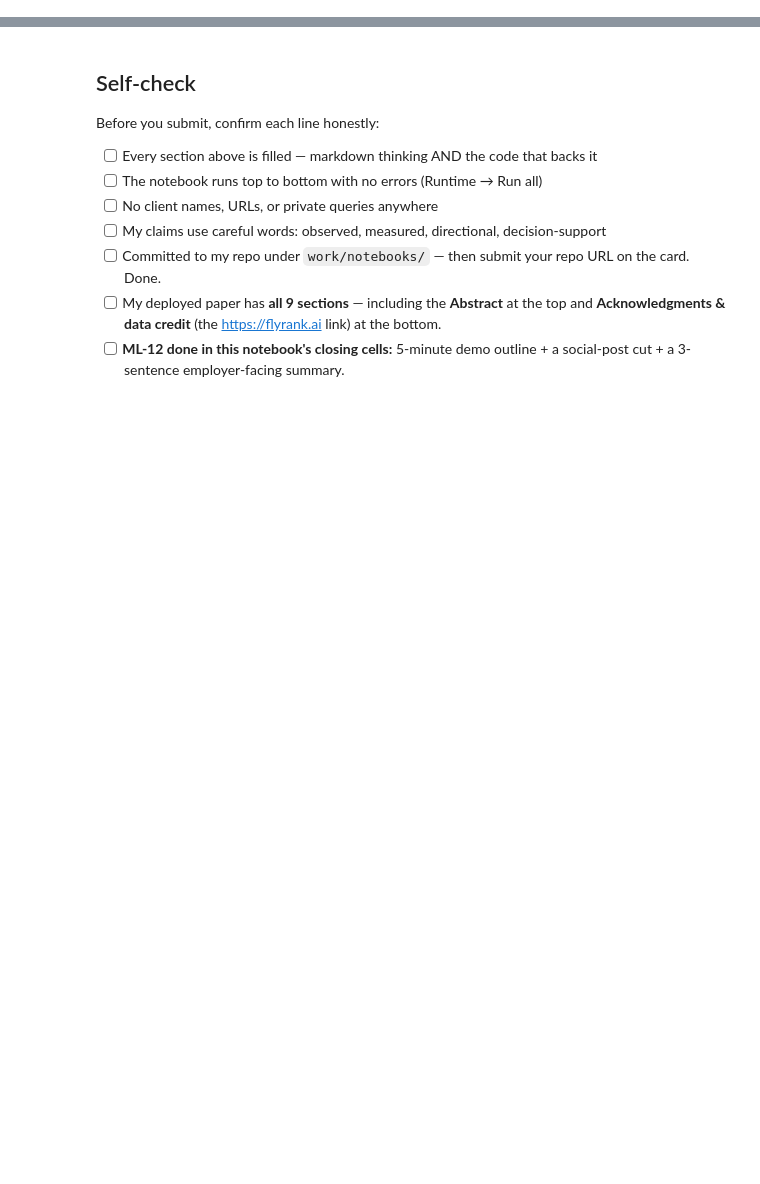
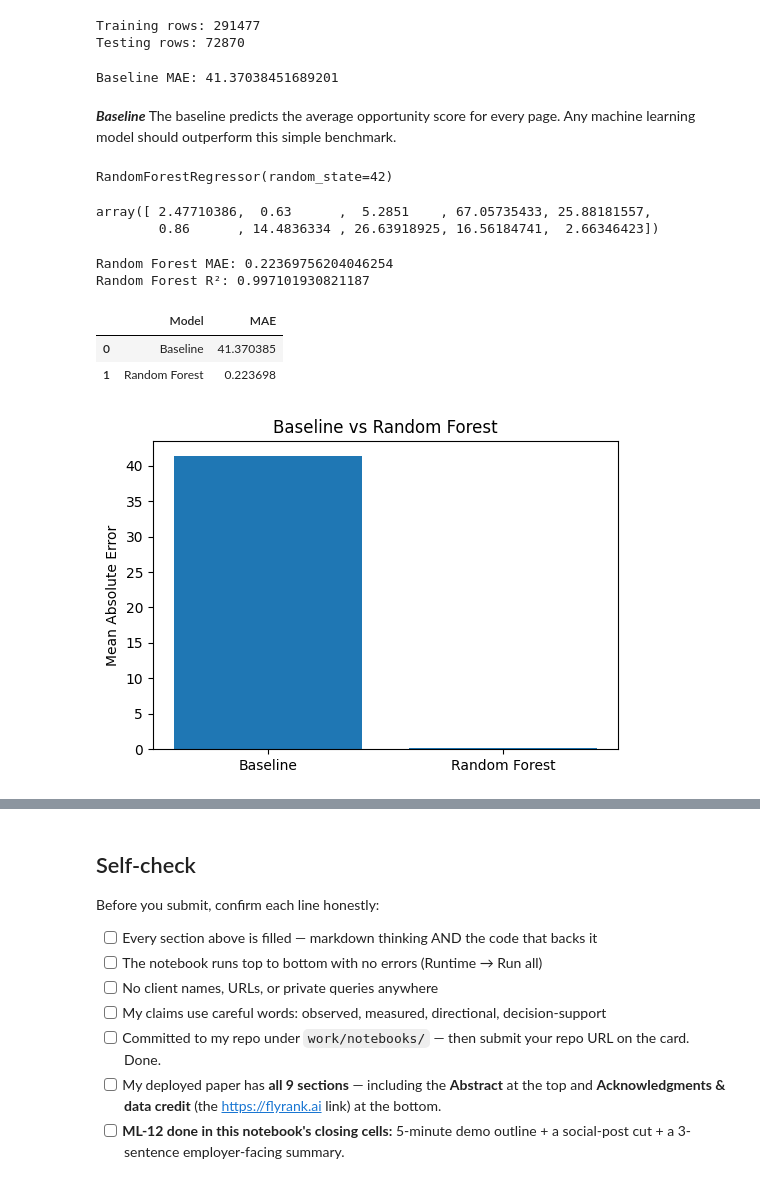
Before and after one commit to abubakarshahid439/ABUBAKAR.flyrank-ml-internship, a Jupyter notebook: work/notebooks/capstone.ipynb, the cells around one changed output, grey strips where cells are left out. Saved outputs shown, nothing was run; the diff lists cells and outputs as text; code cells hidden in the pictures; blank space fills up the shorter version.

```diff
--- a/work/notebooks/capstone.ipynb
+++ b/work/notebooks/capstone.ipynb
@@ -115,0 +249,78 @@ You should generate these in Colab:
+# %%
+X_train, X_test, y_train, y_test = train_test_split(
+    X,
+    y,
+    test_size=0.20,
+    random_state=42
+)
+
+print("Training rows:", len(X_train))
+print("Testing rows:", len(X_test))
+# %% [output]
+Training rows: 291477
+Testing rows: 72870
+# %%
+baseline_prediction = [y_train.mean()] * len(y_test)
+
+baseline_mae = mean_absolute_error(y_test, baseline_prediction)
+
+print("Baseline MAE:", baseline_mae)
+# %% [output]
+Baseline MAE: 41.37038451689201
+# %% [markdown]
+
+***Baseline***
+The baseline predicts the average opportunity score for every page. Any machine learning model should outperform this simple benchmark.
+# %%
+
+model = RandomForestRegressor(
+    n_estimators=100,
+    random_state=42
+)
+
+model.fit(X_train, y_train)
+# %% [output]
+RandomForestRegressor(random_state=42)
+# %%
+predictions = model.predict(X_test)
+
+predictions[:10]
+# %% [output]
+array([ 2.47710386,  0.63      ,  5.2851    , 67.05735433, 25.88181557,
+        0.86      , 14.4836334 , 26.63918925, 16.56184741,  2.66346423])
+# %%
+rf_mae = mean_absolute_error(y_test, predictions)
+rf_r2 = r2_score(y_test, predictions)
+
+print("Random Forest MAE:", rf_mae)
+print("Random Forest R²:", rf_r2)
+# %% [output]
+Random Forest MAE: 0.22369756204046254
+Random Forest R²: 0.997101930821187
+# %%
+comparison = pd.DataFrame({
+    "Model": ["Baseline", "Random Forest"],
+    "MAE": [baseline_mae, rf_mae]
+})
+
+comparison
+# %% [output]
+|  | Model | MAE |
+| 0 | Baseline | 41.370385 |
+| 1 | Random Forest | 0.223698 |
+# %%
+plt.figure(figsize=(6,4))
+
+plt.bar(
+    comparison["Model"],
+    comparison["MAE"]
+)
+
+plt.title("Baseline vs Random Forest")
+plt.ylabel("Mean Absolute Error")
+
+plt.savefig("model_comparison.png", dpi=300, bbox_inches="tight")
+
+plt.show()
+# %% [output]
+[figure, added]
```
Also changed, not shown: parts of 32 cells of this notebook.
